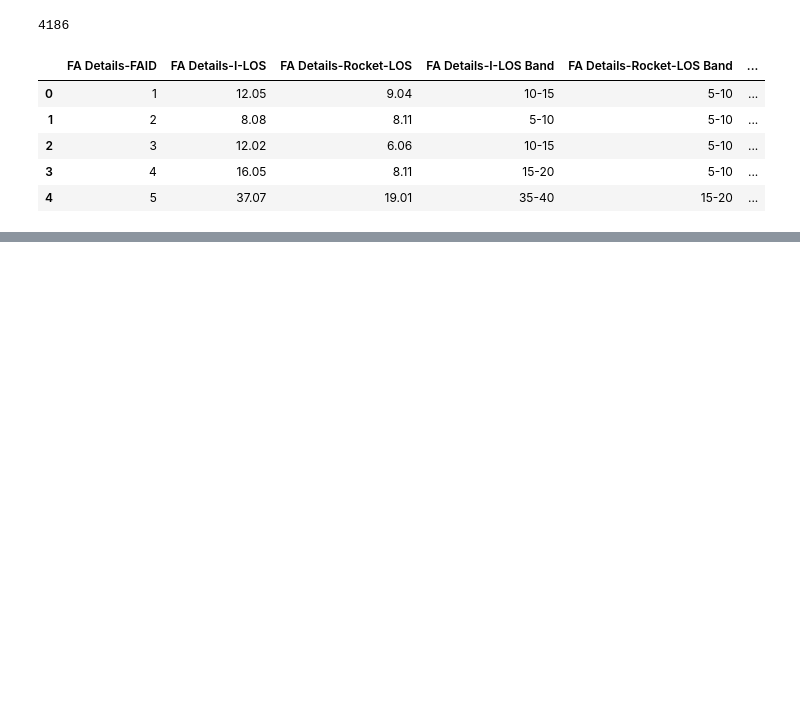
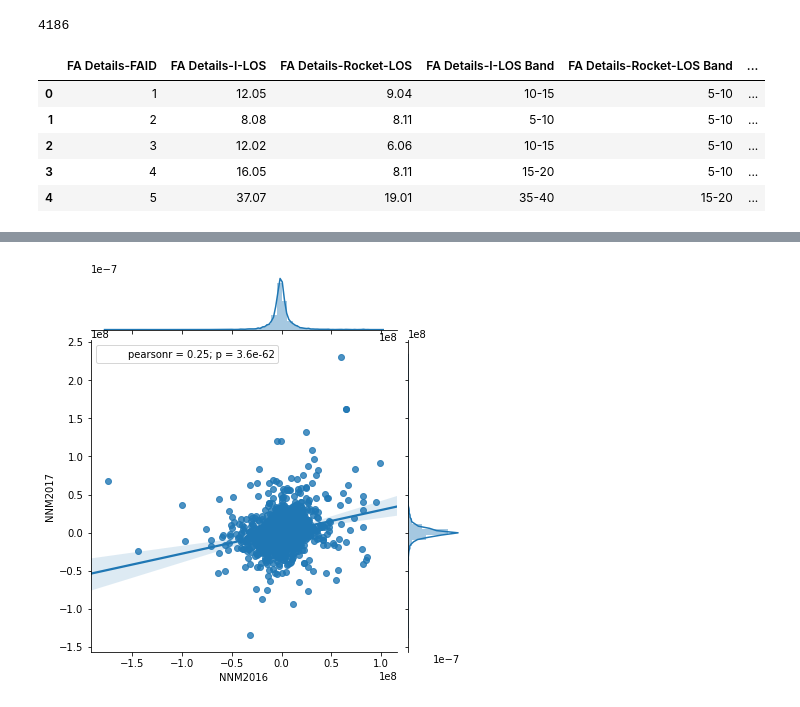
Before and after one commit to slickFix/FA-Performance-Analysis, a Jupyter notebook: EDA_FA_Performance.ipynb, the cells around one changed output, grey strips where cells are left out. Drawn from its saved outputs; the diff is of its cells as text; code cells hidden in the pictures; blank space fills up the shorter version.

```diff
--- a/EDA_FA_Performance.ipynb
+++ b/EDA_FA_Performance.ipynb
@@ -38,0 +68,7 @@ data.head()
+# %%
+# Comparing the NNM of 2016 with the NNM 2017
+
+sns.jointplot(x="NNM2016", y="NNM2017", data =data ,  kind="reg" )
+plt.show()
+# %% [output]
+[figure, added]
```
Also changed, not shown: parts of 44 cells of this notebook.
